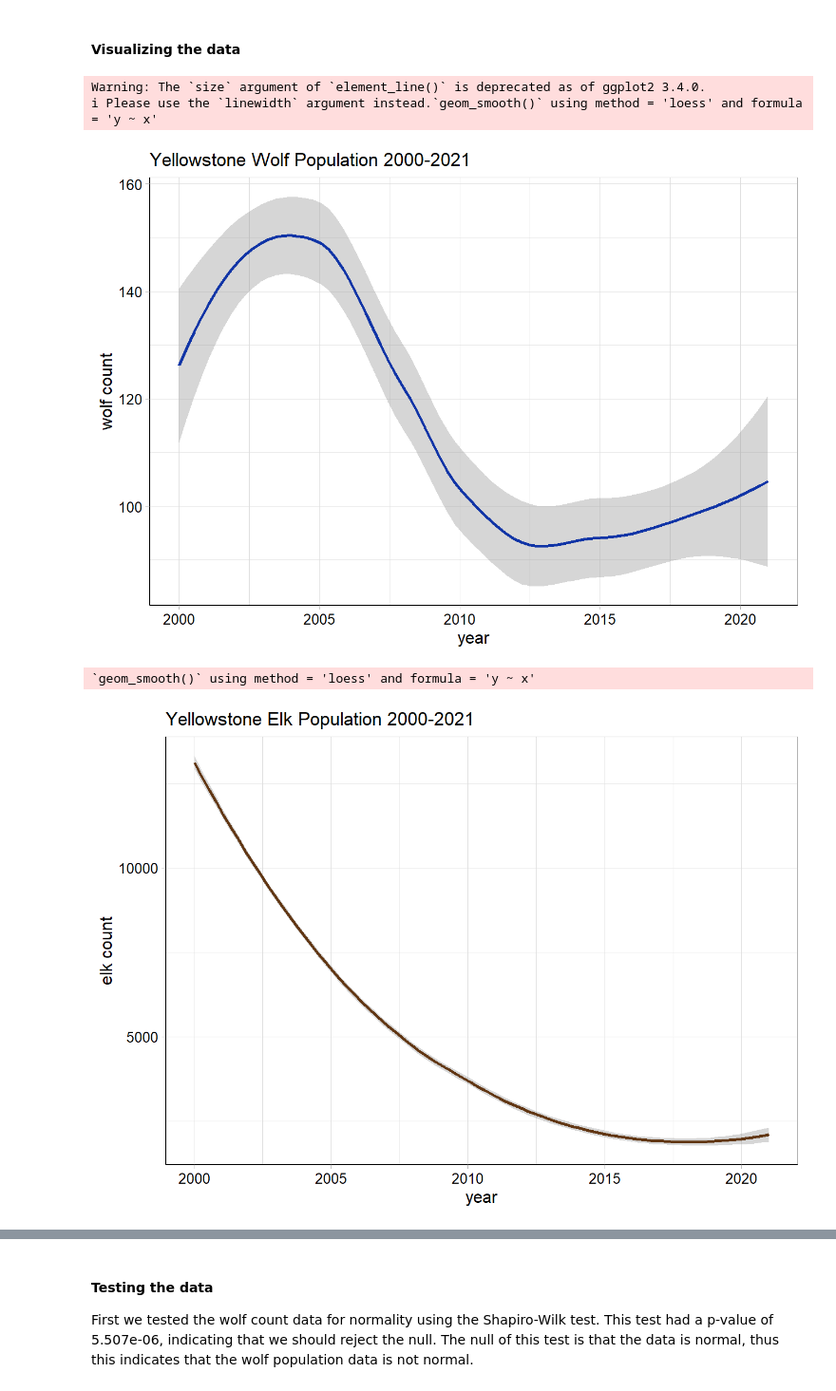
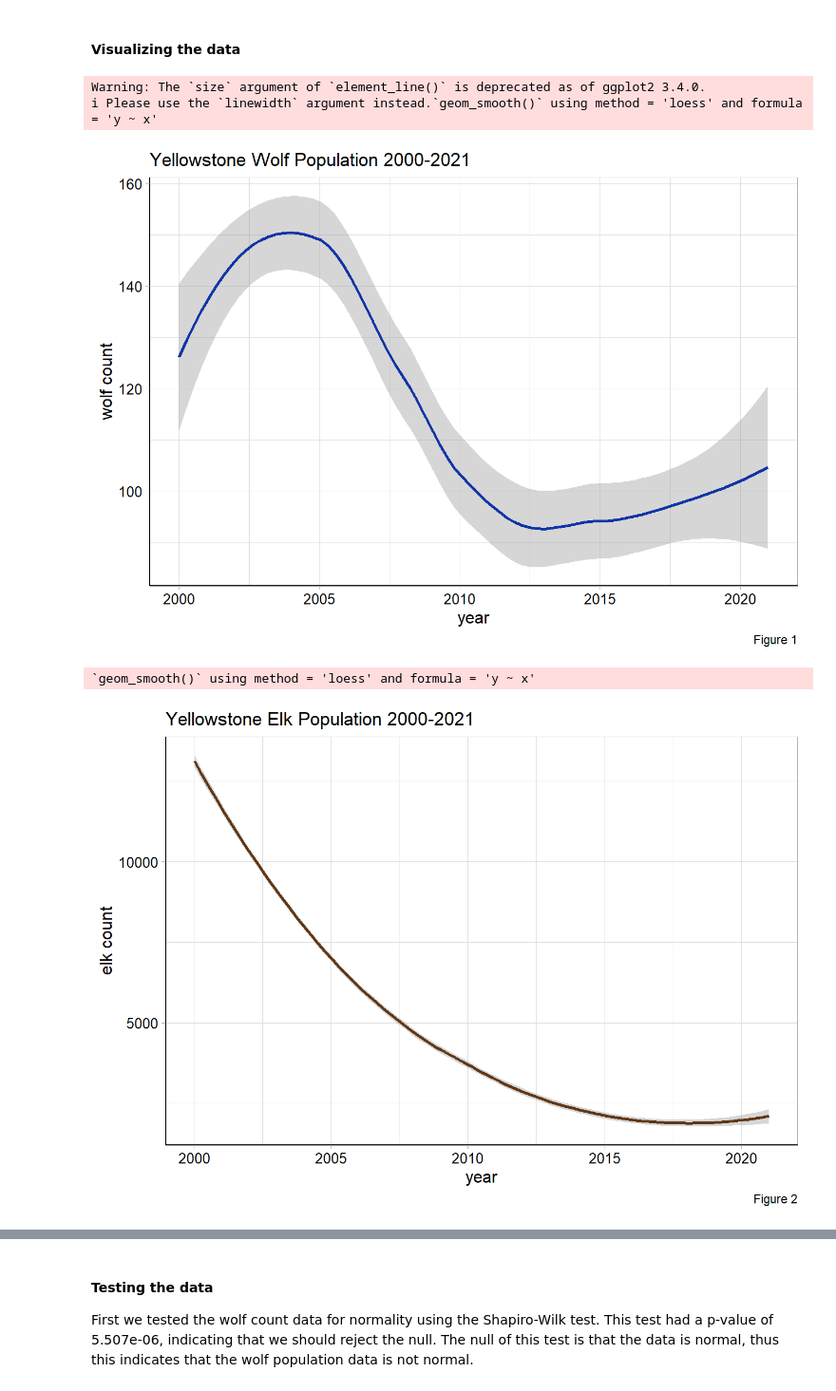
Before and after one commit to sammytetrault/ESS330-Yellowstone-Project, a Jupyter notebook: docs/index.embed.ipynb, the cells around one changed output, grey strips where cells are left out. Shown at 95% size. Cells and saved outputs as stored; diff of their text form; code cells hidden in the pictures.

```diff
--- a/docs/index.embed.ipynb
+++ b/docs/index.embed.ipynb
@@ -54,22 +58,23 @@ Attaching package: 'dplyr'The following objects are masked from 'package:stats':
 # %%
 library(ggplot2)
 
 wolf_pop_plot = ggplot(data = data, aes(x = year, y = wolf_count)) +
   geom_smooth(color = "#1034A6") +
   labs(title = "Yellowstone Wolf Population 2000-2021",
        x = "year",
-       y = "wolf count") +
+       y = "wolf count",
+       caption = "Figure 1") +
   theme_light() +
 # making axes nicely visible
   theme(axis.title.x = element_text(size = 12),
         axis.title.y = element_text(size = 12),
         axis.text.x = element_text(size = 10, color = "black"),
         axis.text.y = element_text(size = 10, color = "black"),
         axis.line = element_line(color = "black", size = 0.5))
 # %% [output]
 Warning: The `size` argument of `element_line()` is deprecated as of ggplot2 3.4.0.
 ℹ Please use the `linewidth` argument instead.`geom_smooth()` using method = 'loess' and formula = 'y ~ x'
-[figure, old version]
+[figure, new version]
 `geom_smooth()` using method = 'loess' and formula = 'y ~ x'
-[figure, old version]
+[figure, new version]
 `geom_smooth()` using method = 'loess' and formula = 'y ~ x'
```
Also changed, not shown: parts of 34 cells of this notebook, 38 other files.
